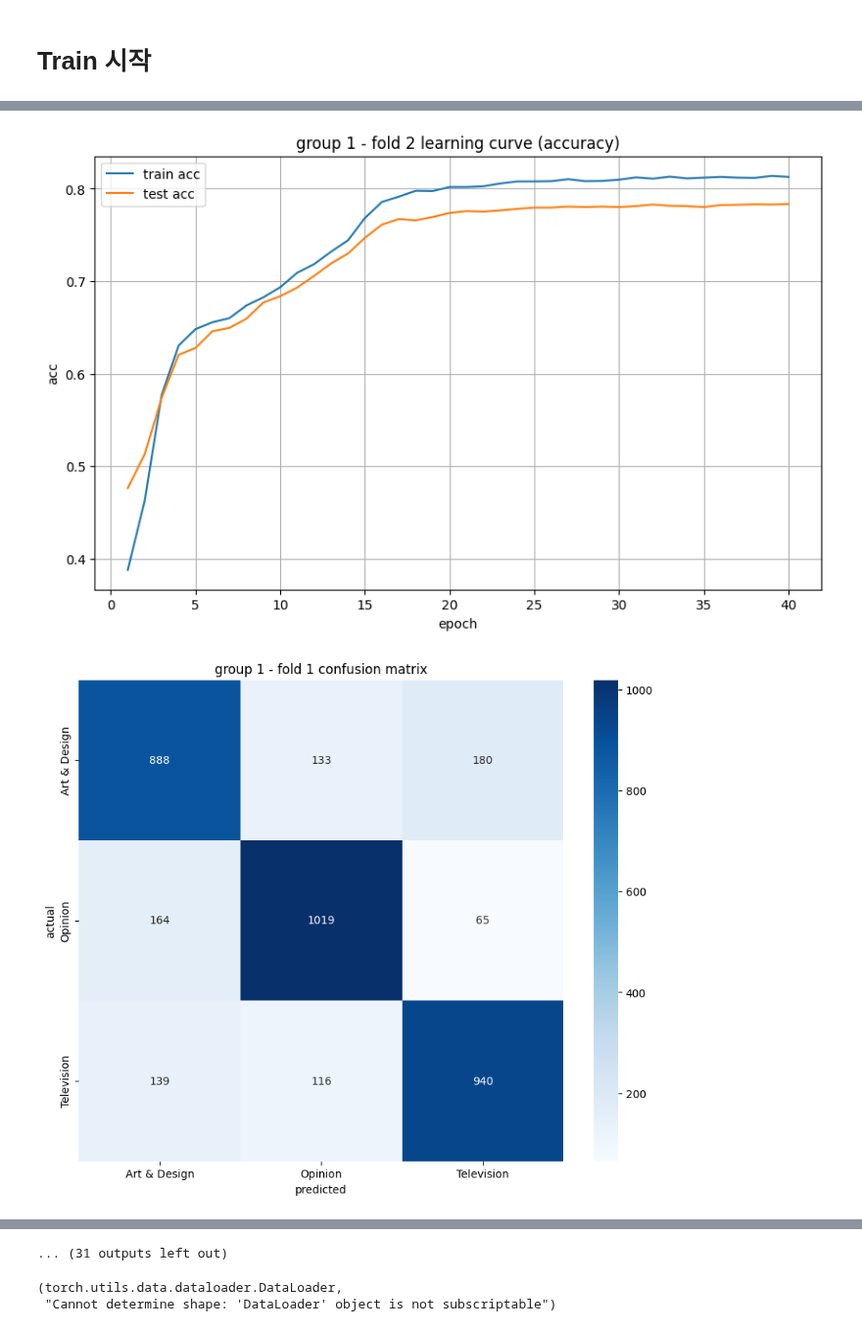
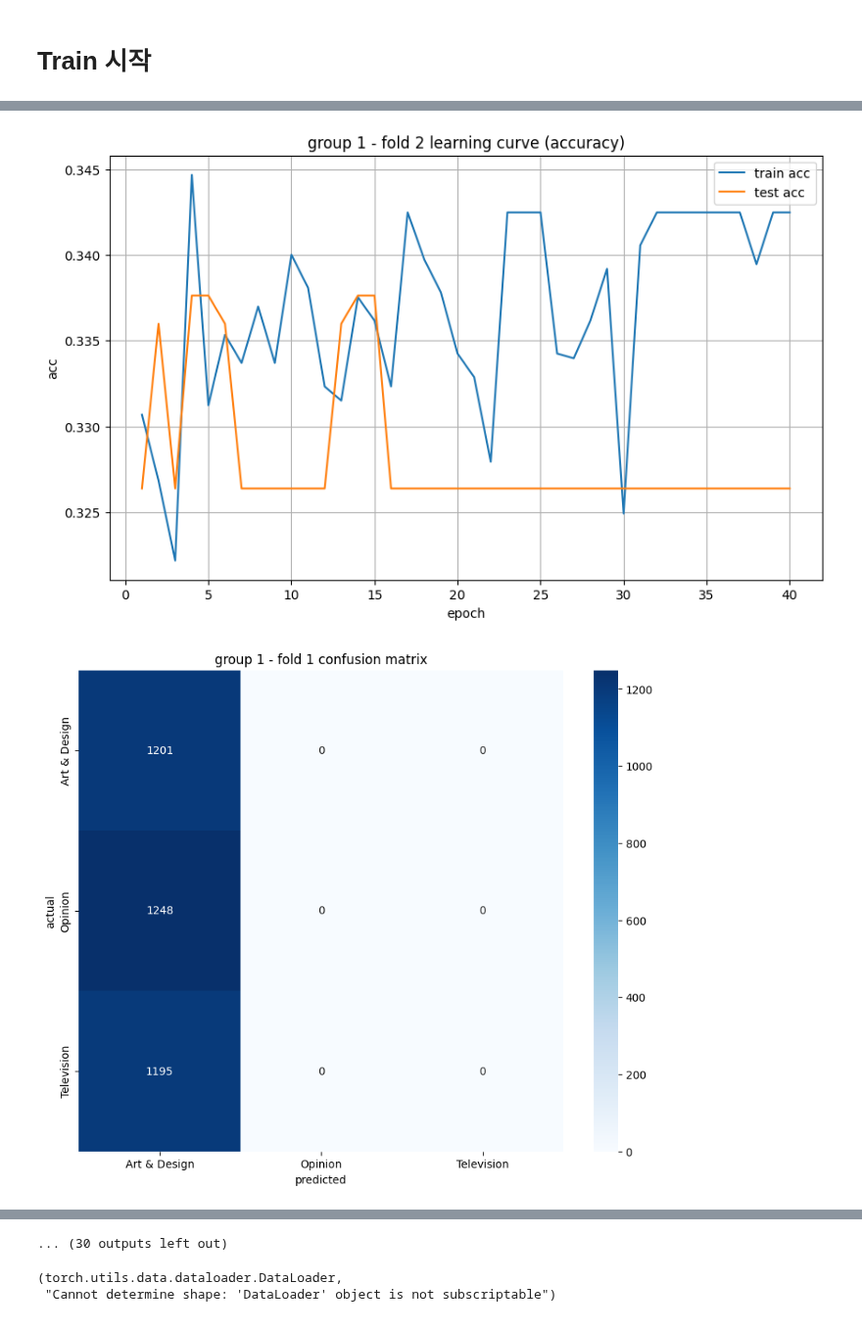
Before and after one commit to EWHA-Tespa/Perceiver, a Jupyter notebook: code/unit_test_text.ipynb, the cells around one changed output, grey strips where cells are left out. Shown at 98% size. Saved outputs shown, nothing was run; the diff lists cells and outputs as text; code cells hidden in the pictures.

```diff
--- a/code/unit_test_text.ipynb
+++ b/code/unit_test_text.ipynb
@@ -181,7 +183,7 @@ EMBED_DIM = 128
 LATENT_DIM = 64
 LATENT_SIZE = 64  # Latent의 수
 NUM_BLOCKS = 4    # PerceiverBlock의 수
-LR = 1e-4
+LR = 1e-3
 
 all_learning_curves = []
 best_models = {}
@@ -250,6 +252,7 @@ for idx, group_file in enumerate(output_paths, start=1):
 
             scheduler.step()
 
+            current_lr = LR
             current_lr = scheduler.get_last_lr()[0]
             if (epoch + 1) % 5 == 0 or epoch == 0:
                 print(f'    epoch {epoch+1}/{EPOCHS}: train loss: {train_loss:.4f}, train acc: {train_acc:.4f}')
@@ -395,2 +415,2 @@ weighted avg   0.784434  0.783420  0.782425  3643.00000
-[figure, old version]
+[figure, new version]
-[figure, old version]
+[figure, new version]
@@ -419,4 +454,4 @@ weighted avg   0.663248  0.660591  0.660582  3621.000000
-... (31 outputs left out)
+... (30 outputs left out)
 # %%
 import pickle
 
```
Also changed, not shown: parts of 2 cells of this notebook, 8 other files.
